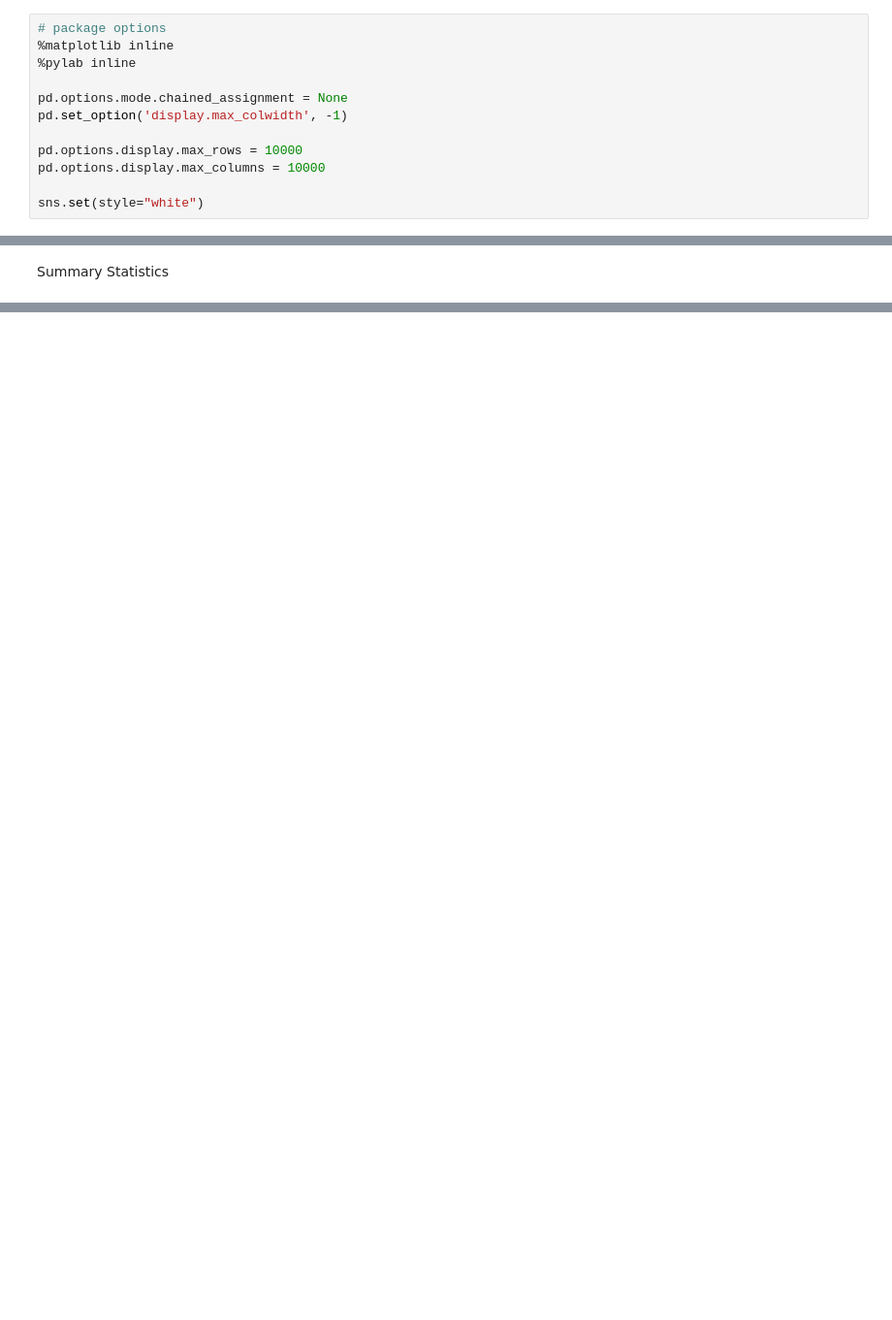
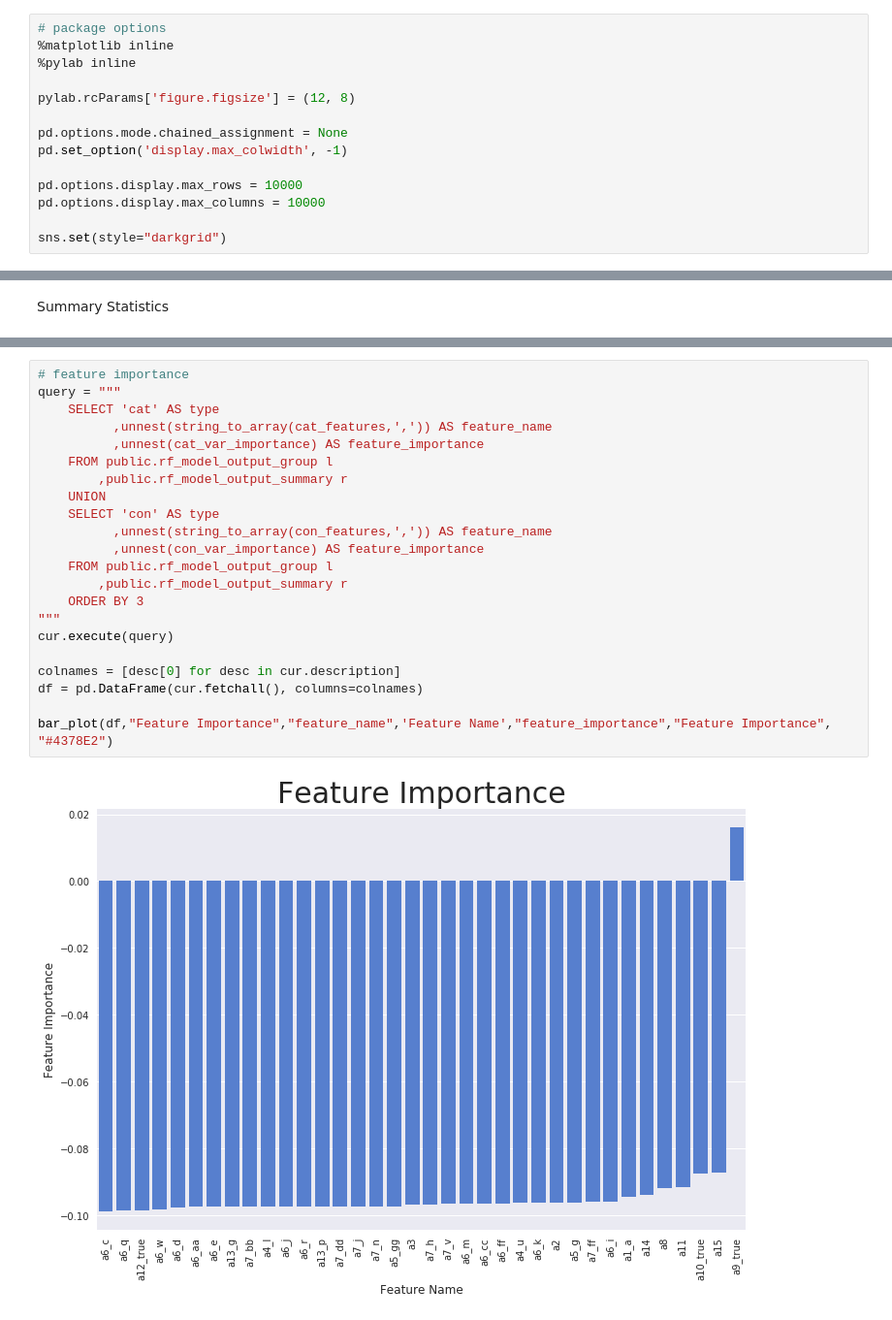
Before and after one commit to jvawdrey/gpdb5-demo, a Jupyter notebook: docker-jupyter/notebooks/Modeling Workflow Example - Greenplum Database.ipynb, the cells around one changed output, grey strips where cells are left out. Shown at 97% size. Drawn from its saved outputs; the diff is of its cells as text; blank space fills up the shorter version.

```diff
--- a/docker-jupyter/notebooks/Modeling Workflow Example - Greenplum Database.ipynb
+++ b/docker-jupyter/notebooks/Modeling Workflow Example - Greenplum Database.ipynb
@@ -79,6 +96,8 @@ from matplotlib import pyplot as plt
 # package options
 %matplotlib inline
 %pylab inline
+
+pylab.rcParams['figure.figsize'] = (12, 8)
 
 pd.options.mode.chained_assignment = None
 pd.set_option('display.max_colwidth', -1)
@@ -86,7 +105,7 @@ pd.set_option('display.max_colwidth', -1)
 pd.options.display.max_rows = 10000
 pd.options.display.max_columns = 10000
 
-sns.set(style="white")
+sns.set(style="darkgrid")
 # %% [output]
 Populating the interactive namespace from numpy and matplotlib
 # %% [markdown]
@@ -416,0 +876,24 @@ def bar_plot_groupby(data,title,x,xLabel,y,yLabel,groupby,color=None,axisRotatio
+# %%
+# feature importance
+query = """
+    SELECT 'cat' AS type
+          ,unnest(string_to_array(cat_features,',')) AS feature_name
+          ,unnest(cat_var_importance) AS feature_importance
+    FROM public.rf_model_output_group l
+        ,public.rf_model_output_summary r
+    UNION
+    SELECT 'con' AS type
+          ,unnest(string_to_array(con_features,',')) AS feature_name
+          ,unnest(con_var_importance) AS feature_importance
+    FROM public.rf_model_output_group l
+        ,public.rf_model_output_summary r
+    ORDER BY 3
+"""
+cur.execute(query)
+
+colnames = [desc[0] for desc in cur.description]
+df = pd.DataFrame(cur.fetchall(), columns=colnames)
+
+bar_plot(df,"Feature Importance","feature_name",'Feature Name',"feature_importance","Feature Importance", "#4378E2")
+# %% [output]
+[figure, added]
```
Also changed, not shown: parts of 76 cells of this notebook, 1 other file.
